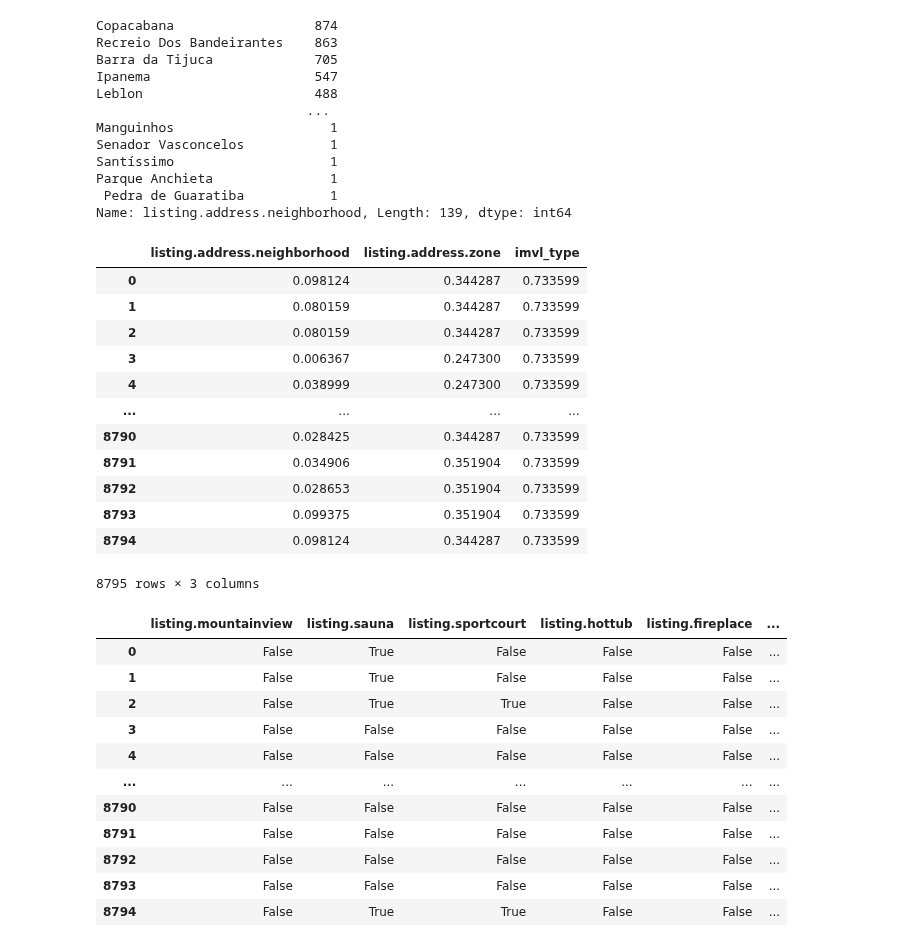
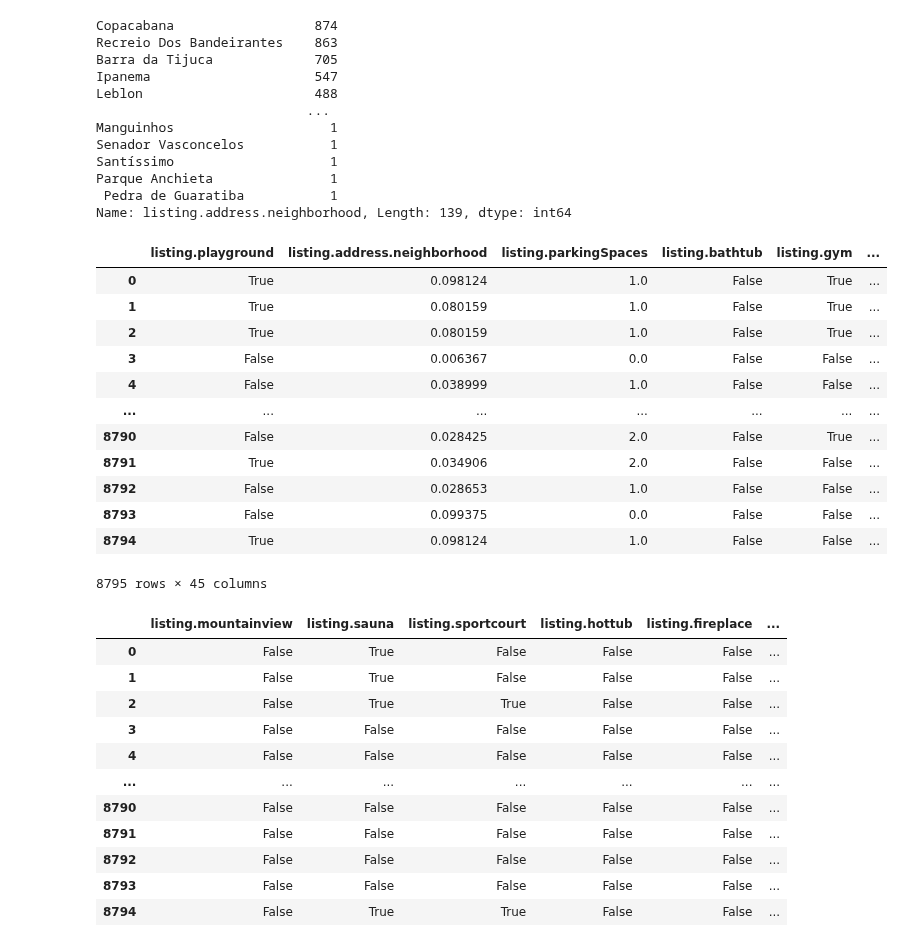
Before and after one commit to caiocmb7/MachineLearning-DS, a Jupyter notebook: ICD/Trabalho1/project.ipynb, the cells around one changed output. Drawn from its saved outputs; the diff is of its cells as text; code cells hidden in the pictures.

```diff
--- a/ICD/Trabalho1/project.ipynb
+++ b/ICD/Trabalho1/project.ipynb
@@ -966,19 +1031,20 @@ for column in cat_columns:
-# %%
-df[cat_columns]
-# %% [output]
-|  | listing.address.neighborhood | listing.address.zone | imvl_type |
-| 0 | 0.098124 | 0.344287 | 0.733599 |
-| 1 | 0.080159 | 0.344287 | 0.733599 |
-| 2 | 0.080159 | 0.344287 | 0.733599 |
-| 3 | 0.006367 | 0.247300 | 0.733599 |
-| 4 | 0.038999 | 0.247300 | 0.733599 |
-| ... | ... | ... | ... |
-| 8790 | 0.028425 | 0.344287 | 0.733599 |
-| 8791 | 0.034906 | 0.351904 | 0.733599 |
-| 8792 | 0.028653 | 0.351904 | 0.733599 |
-| 8793 | 0.099375 | 0.351904 | 0.733599 |
-| 8794 | 0.098124 | 0.344287 | 0.733599 |
-8795 rows × 3 columns
+# %%
+df = encode_categorical_columns(df, cat_columns)
+df
+# %% [output]
+|  | listing.playground | listing.address.neighborhood | listing.parkingSpaces | listing.bathtub | listing.gym | ... |
+| 0 | True | 0.098124 | 1.0 | False | True | ... |
+| 1 | True | 0.080159 | 1.0 | False | True | ... |
+| 2 | True | 0.080159 | 1.0 | False | True | ... |
+| 3 | False | 0.006367 | 0.0 | False | False | ... |
+| 4 | False | 0.038999 | 1.0 | False | False | ... |
+| ... | ... | ... | ... | ... | ... | ... |
+| 8790 | False | 0.028425 | 2.0 | False | True | ... |
+| 8791 | True | 0.034906 | 2.0 | False | False | ... |
+| 8792 | False | 0.028653 | 1.0 | False | False | ... |
+| 8793 | False | 0.099375 | 0.0 | False | False | ... |
+| 8794 | True | 0.098124 | 1.0 | False | False | ... |
+8795 rows × 45 columns
 # %%
 df[bool_columns]
 # %% [output]
```
Also changed, not shown: parts of 32 cells of this notebook, 1 other file.
